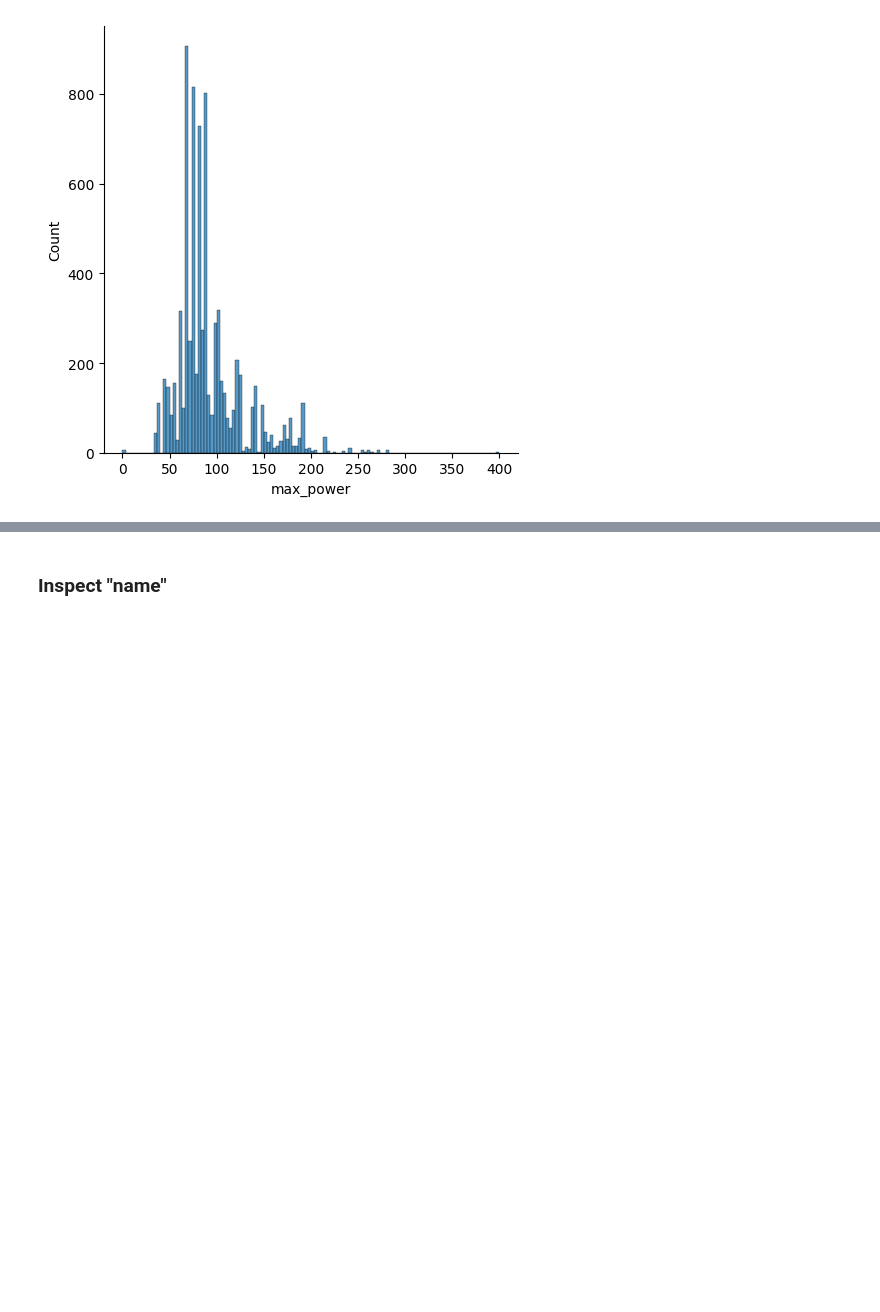
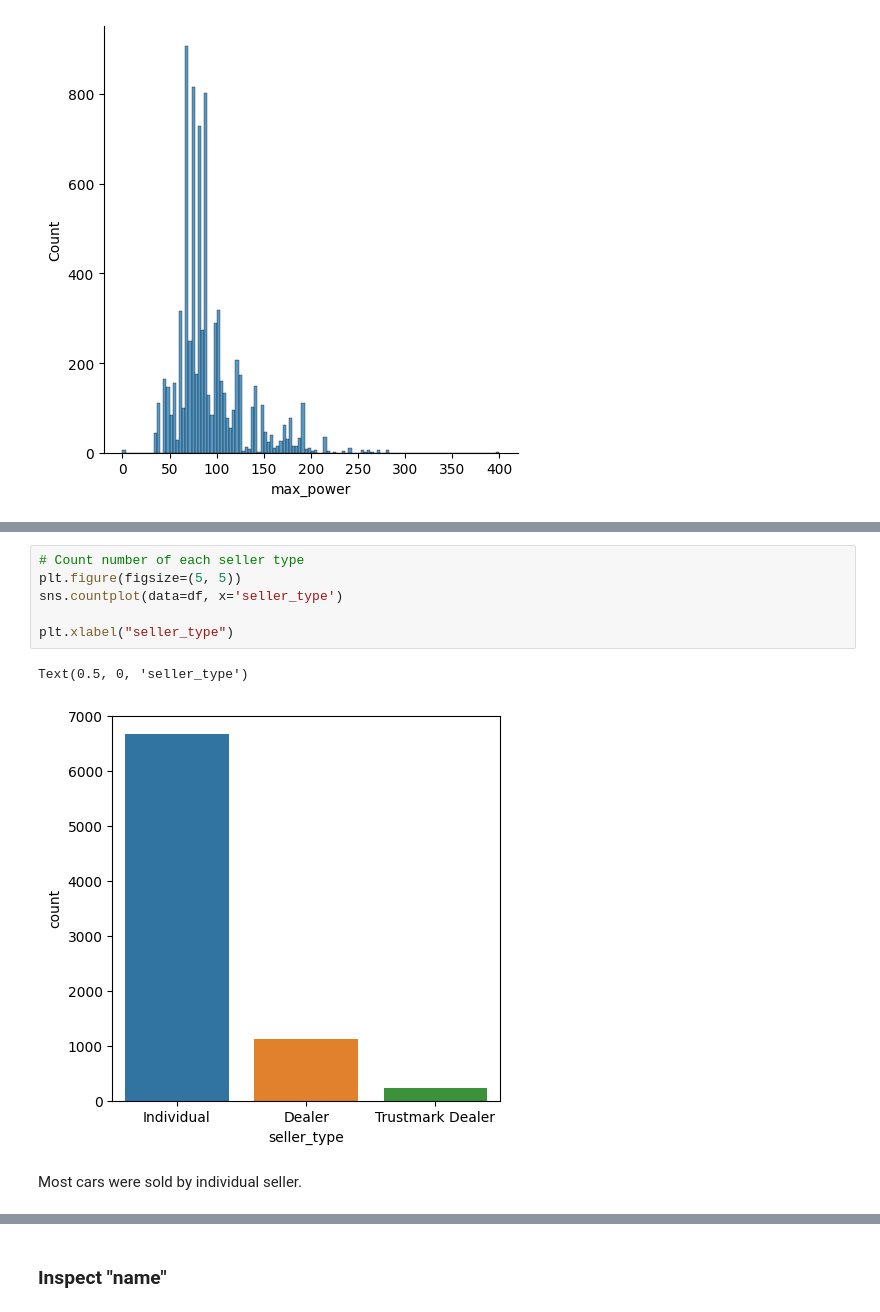
Before and after one commit to ParunNg/Car-Price-Prediction, a Jupyter notebook: Car Price Prediction.ipynb, the cells around one changed output, grey strips where cells are left out. Cells and saved outputs as stored; diff of their text form; blank space fills up the shorter version.

```diff
--- a/Car Price Prediction.ipynb
+++ b/Car Price Prediction.ipynb
@@ -259,0 +337,11 @@ Median of max_power: 82.4
+# %%
+# Count number of each seller type
+plt.figure(figsize=(5, 5))
+sns.countplot(data=df, x='seller_type')
+
+plt.xlabel("seller_type")
+# %% [output]
+Text(0.5, 0, 'seller_type')
+[figure, added]
+# %% [markdown]
+Most cars were sold by individual seller.
```
Also changed, not shown: parts of 27 cells of this notebook, 2 other files.
